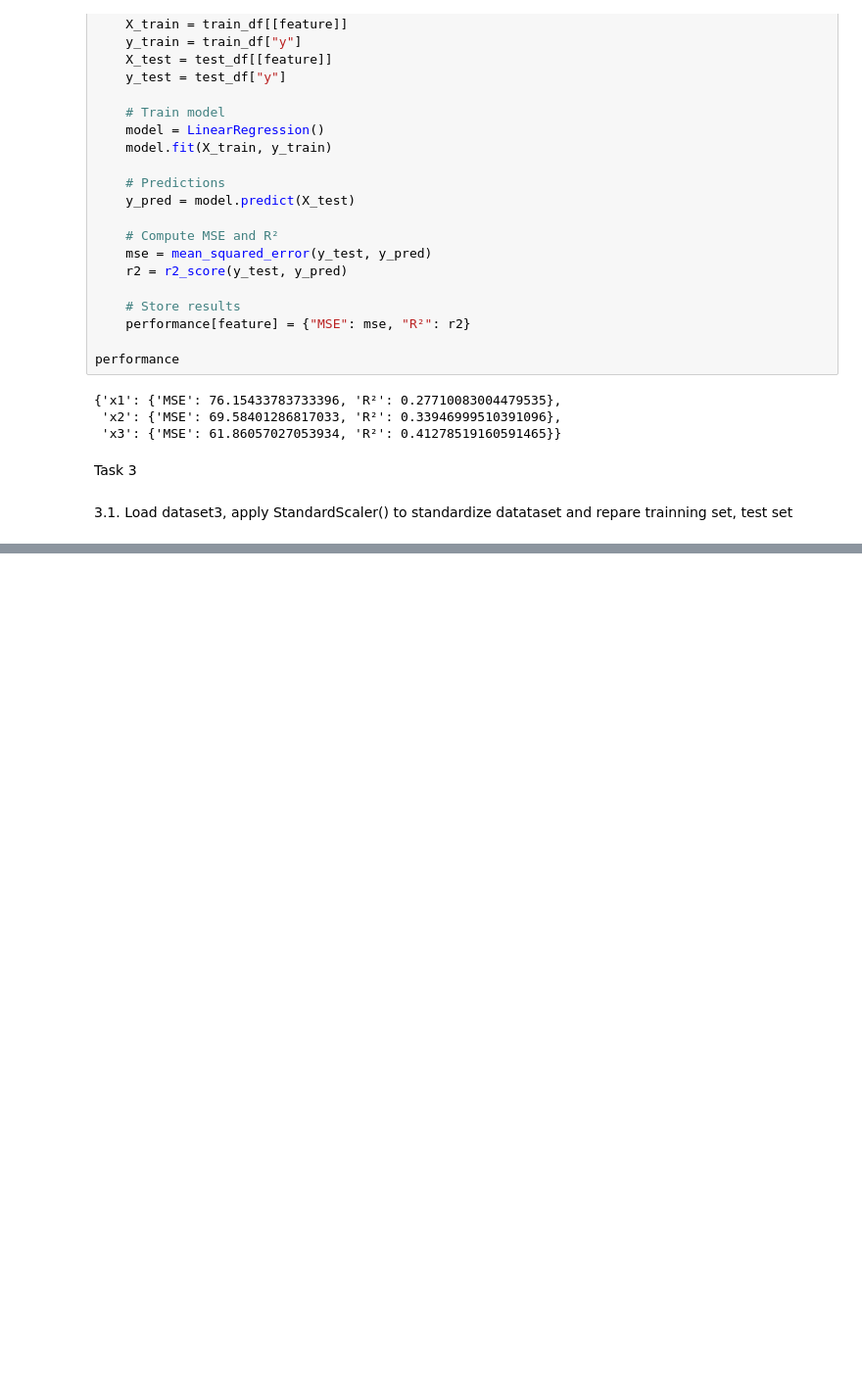
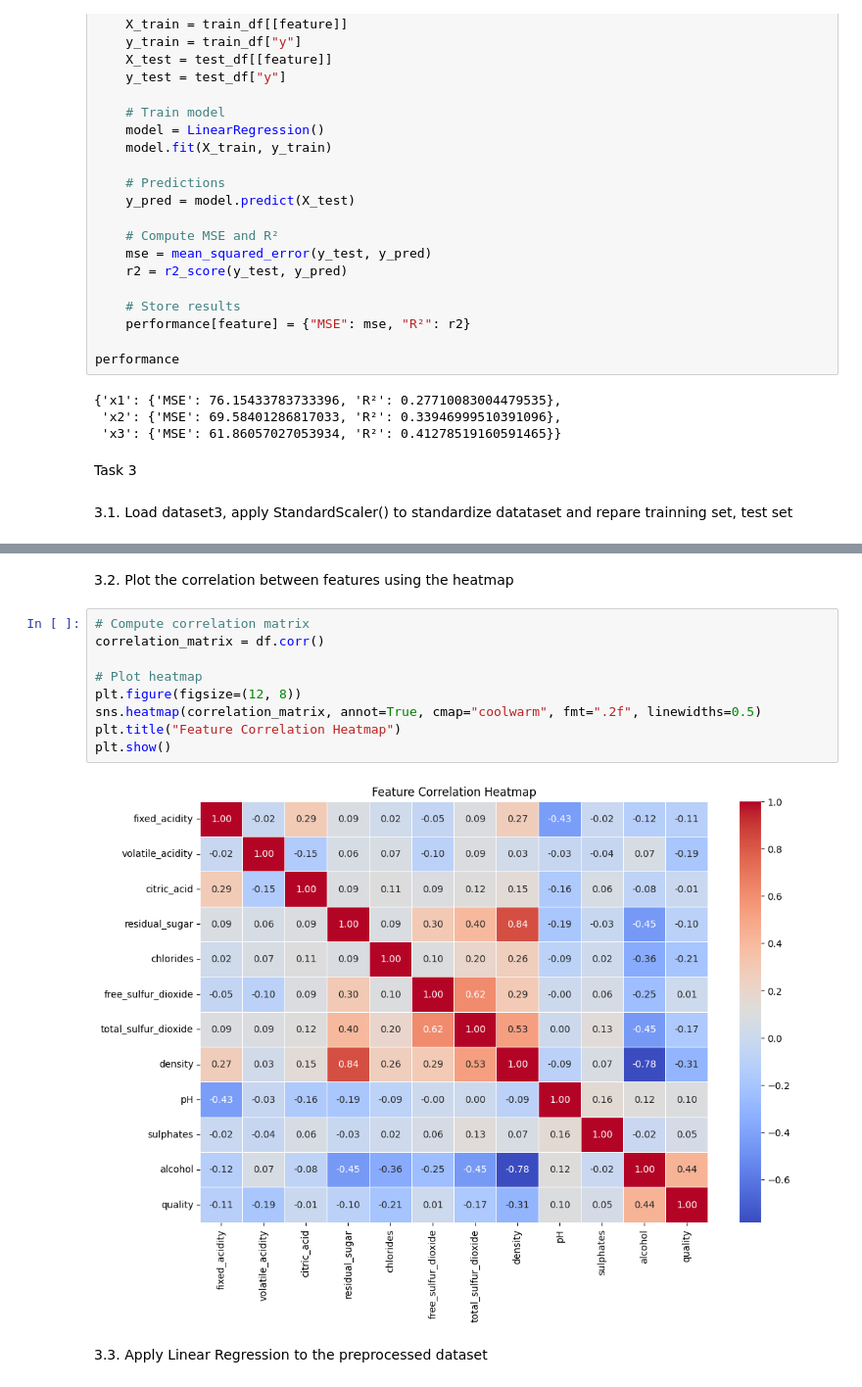
Before and after one commit to vinhbui123/machine_learning, a Jupyter notebook: lab3.ipynb, the cells around one changed output, grey strips where cells are left out. Shown at 98% size. Drawn from its saved outputs; the diff is of its cells as text; blank space fills up the shorter version.

```diff
--- a/lab3.ipynb
+++ b/lab3.ipynb
@@ -321,0 +341,15 @@ memory usage: 459.3 KB
+# %% [markdown]
+3.2. Plot the correlation between features using the heatmap
+# %%
+# Compute correlation matrix
+correlation_matrix = df.corr()
+
+# Plot heatmap
+plt.figure(figsize=(12, 8))
+sns.heatmap(correlation_matrix, annot=True, cmap="coolwarm", fmt=".2f", linewidths=0.5)
+plt.title("Feature Correlation Heatmap")
+plt.show()
+# %% [output]
+[figure, added]
+# %% [markdown]
+3.3. Apply Linear Regression to the preprocessed dataset
```
Also changed, not shown: parts of 11 cells of this notebook.
